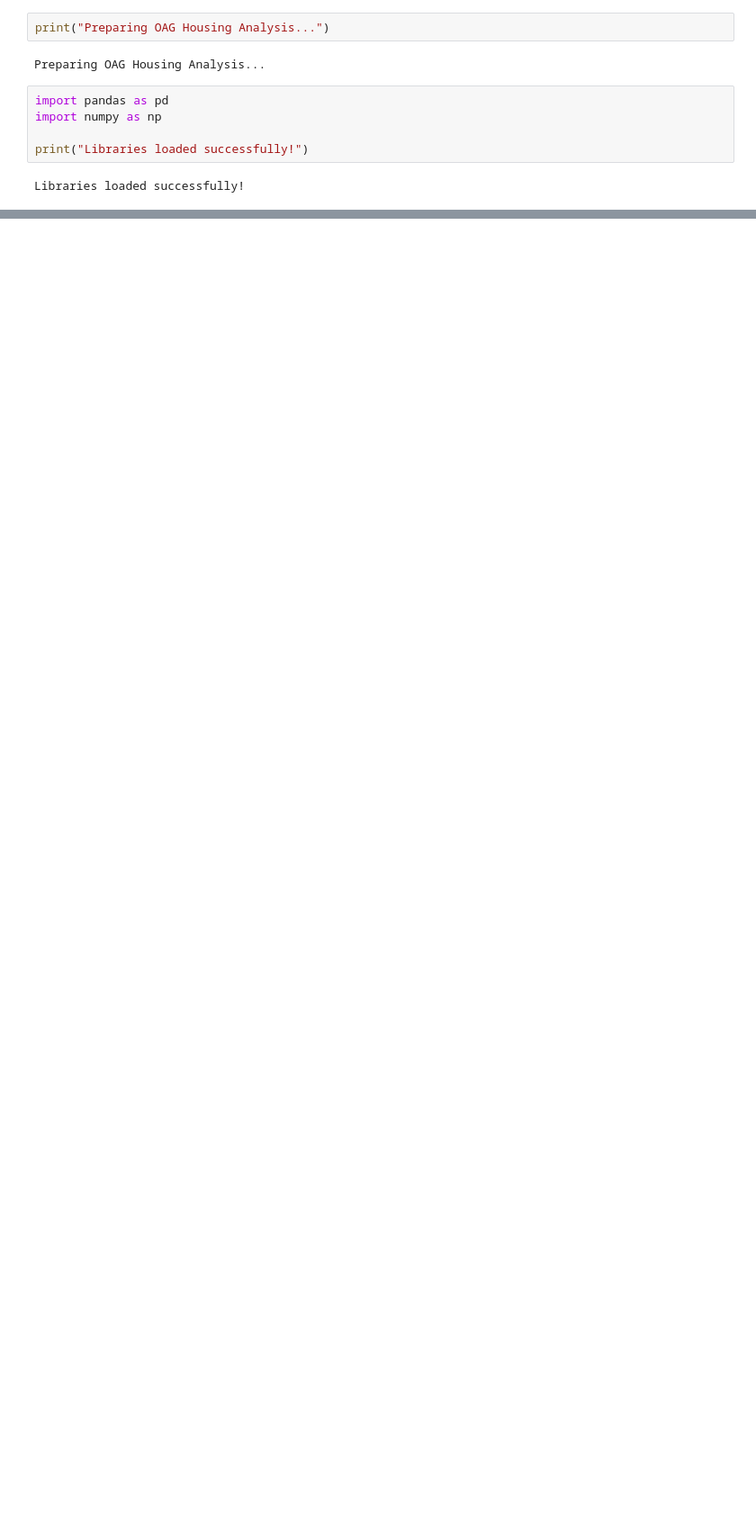
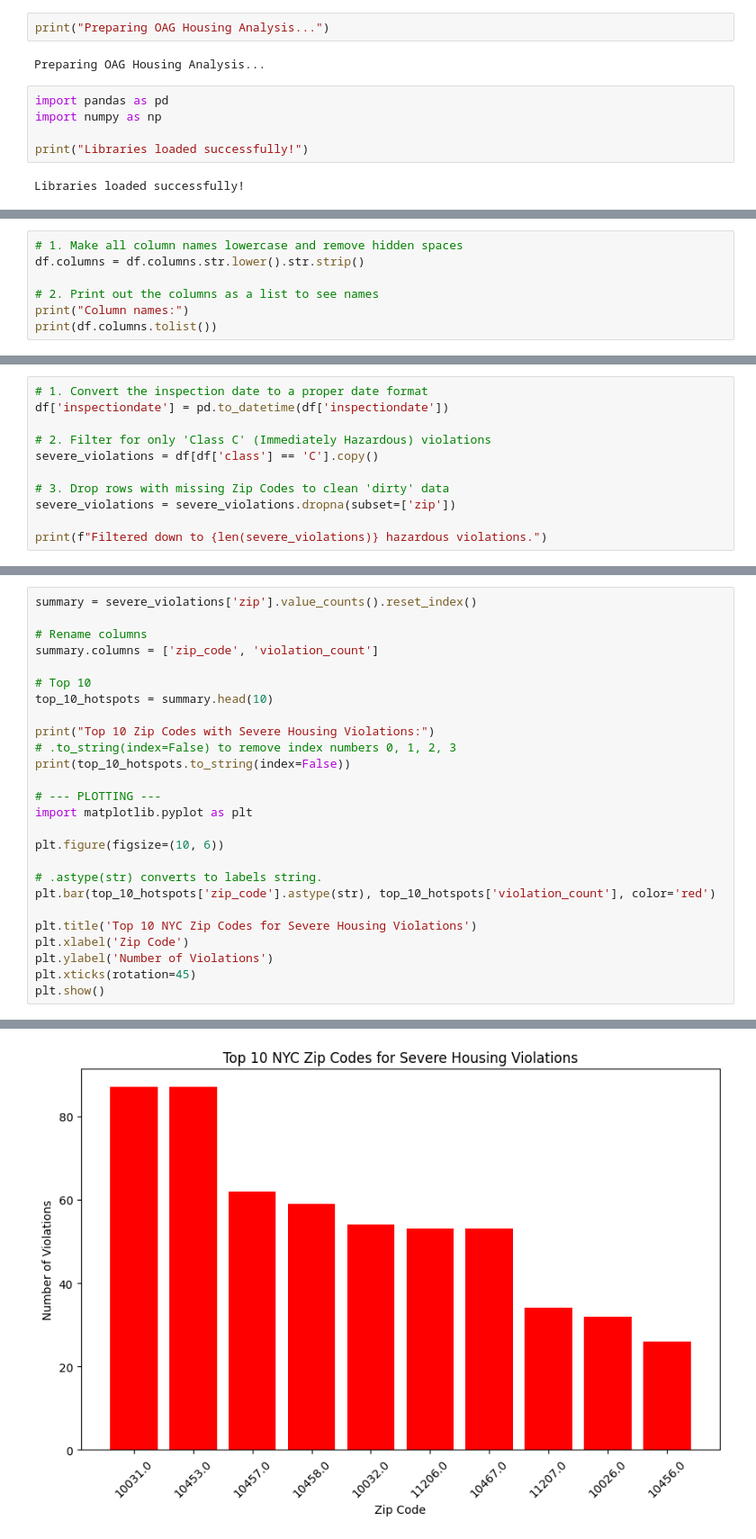
Before and after one commit to merlyn257/Housing_CodeAnalysis, a Jupyter notebook: OAG_Code_for_Housing_Analysis.ipynb, the cells around one changed output, grey strips where cells are left out. Shown at 90% size. Cells and saved outputs as stored; diff of their text form; blank space fills up the shorter version.

```diff
--- a/OAG_Code_for_Housing_Analysis.ipynb
+++ b/OAG_Code_for_Housing_Analysis.ipynb
@@ -22,0 +31,7 @@ df.head()
+# %%
+# 1. Make all column names lowercase and remove hidden spaces
+df.columns = df.columns.str.lower().str.strip()
+
+# 2. Print out the columns as a list to see names
+print("Column names:")
+print(df.columns.tolist())
@@ -22,0 +41,11 @@ df.head()
+# %%
+# 1. Convert the inspection date to a proper date format
+df['inspectiondate'] = pd.to_datetime(df['inspectiondate'])
+
+# 2. Filter for only 'Class C' (Immediately Hazardous) violations
+severe_violations = df[df['class'] == 'C'].copy()
+
+# 3. Drop rows with missing Zip Codes to clean 'dirty' data
+severe_violations = severe_violations.dropna(subset=['zip'])
+
+print(f"Filtered down to {len(severe_violations)} hazardous violations.")
@@ -22,0 +54,27 @@ df.head()
+# %%
+summary = severe_violations['zip'].value_counts().reset_index()
+
+# Rename columns
+summary.columns = ['zip_code', 'violation_count']
+
+# Top 10
+top_10_hotspots = summary.head(10)
+
+print("Top 10 Zip Codes with Severe Housing Violations:")
+# .to_string(index=False) to remove index numbers 0, 1, 2, 3
+print(top_10_hotspots.to_string(index=False))
+
+# --- PLOTTING ---
+import matplotlib.pyplot as plt
+
+plt.figure(figsize=(10, 6))
+
+# .astype(str) converts to labels string.
+plt.bar(top_10_hotspots['zip_code'].astype(str), top_10_hotspots['violation_count'], color='red')
+
+plt.title('Top 10 NYC Zip Codes for Severe Housing Violations')
+plt.xlabel('Zip Code')
+plt.ylabel('Number of Violations')
+plt.xticks(rotation=45)
+plt.show()
+# %% [output]
@@ -22,0 +93 @@ df.head()
+[figure, added]
```
Also changed, not shown: parts of 8 cells of this notebook.
